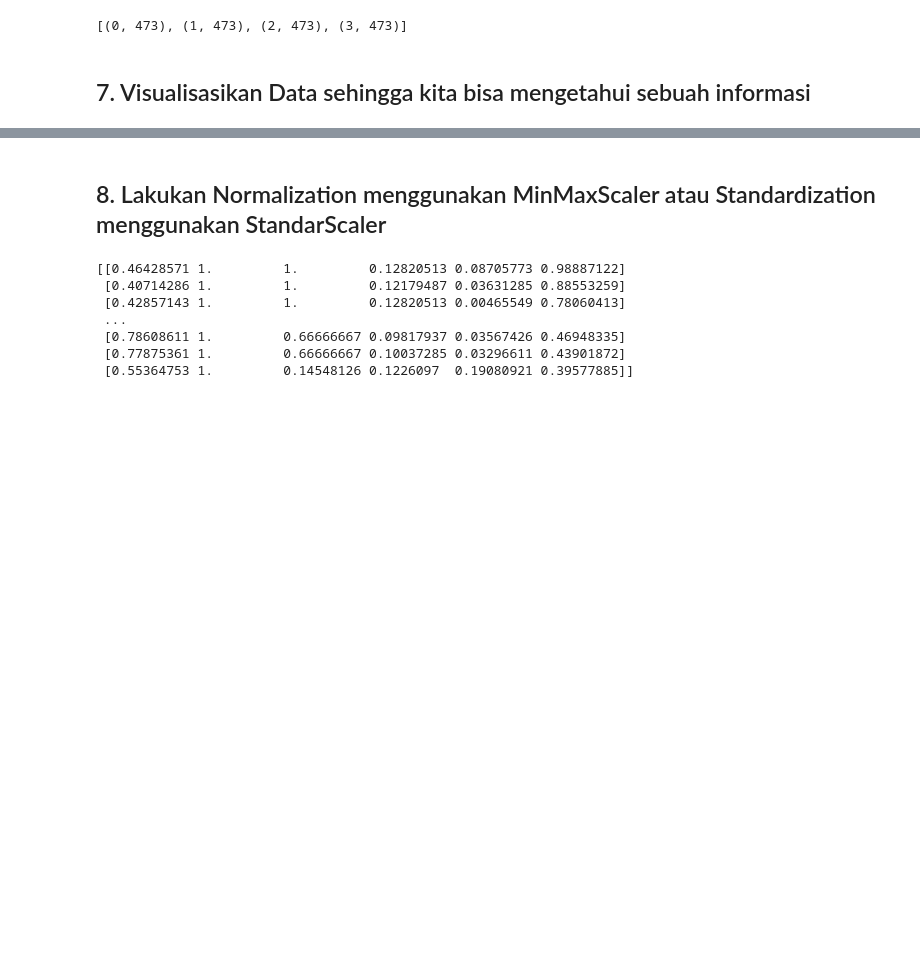
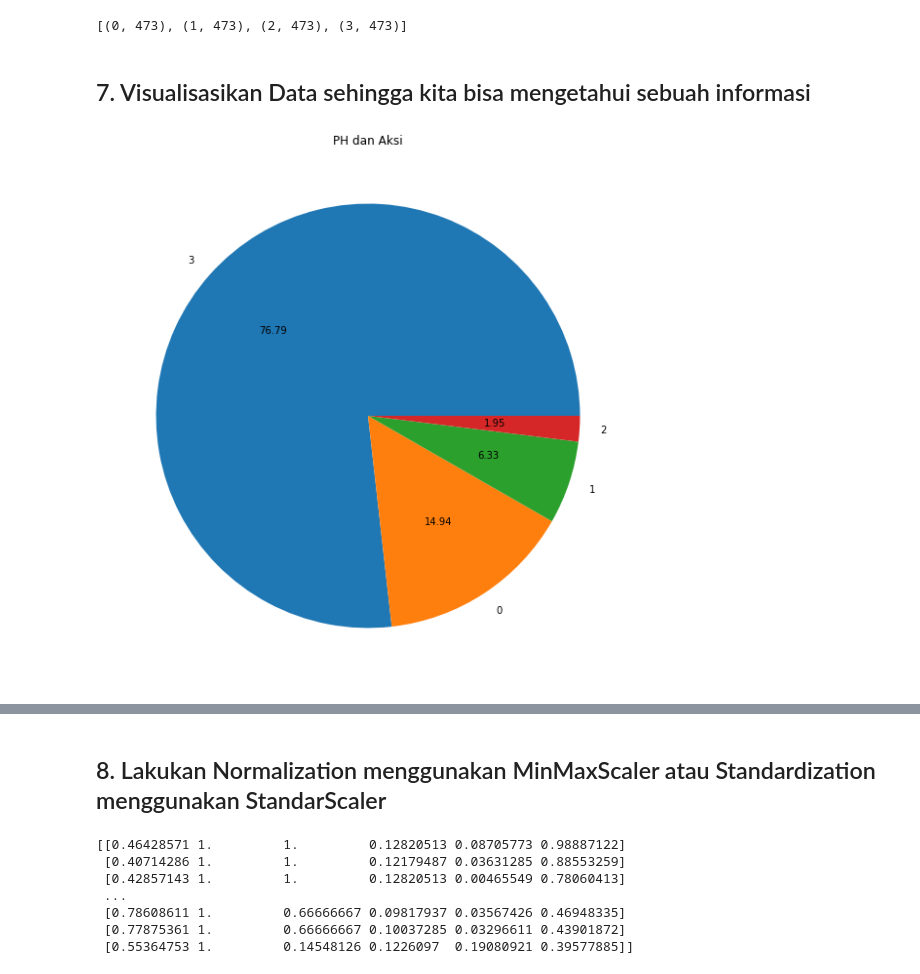
Before and after one commit to taqiyyaghazi/hydroponics-care-classification, a Jupyter notebook: hidroponic-care-classification.ipynb, the cells around one changed output, grey strips where cells are left out. Drawn from its saved outputs; the diff is of its cells as text; code cells hidden in the pictures; blank space fills up the shorter version.

Commit message:
Menambah Visualisasi Data

```diff
--- a/hidroponic-care-classification.ipynb
+++ b/hidroponic-care-classification.ipynb
@@ -213,3 +213,10 @@ print(sorted(Counter(y_resampled).items()))
 # %%
 #Isi Code
 import matplotlib.pyplot as plt
+# %%
+plt.figure(figsize=(10,10))
+plt.pie(data['aksi'].value_counts(), labels=data['aksi'].unique(), autopct='%.2f')
+plt.title('PH dan Aksi')
+plt.show()
+# %% [output]
+[figure, added]
```
Also changed, not shown: parts of 3 cells of this notebook.
